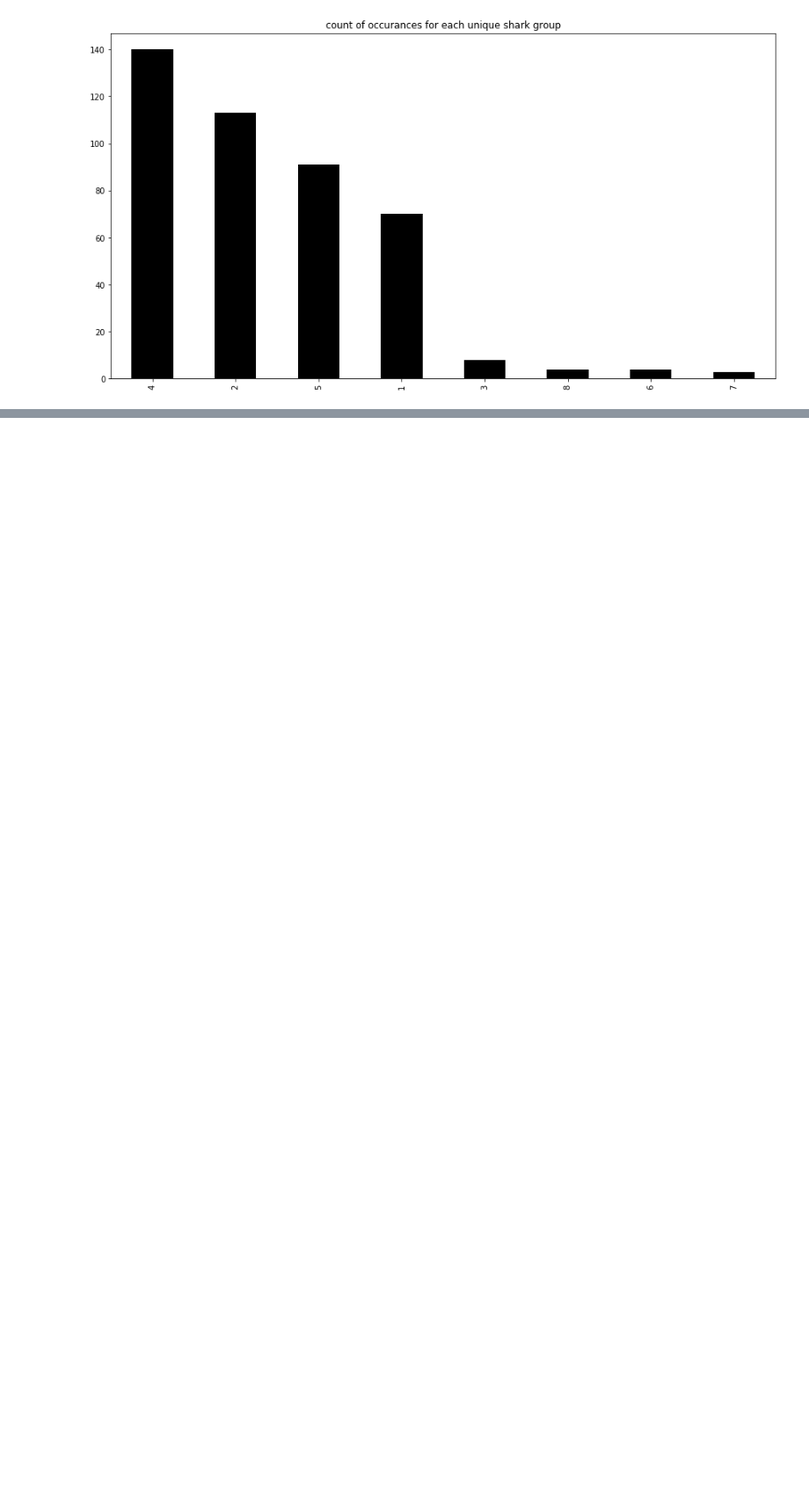
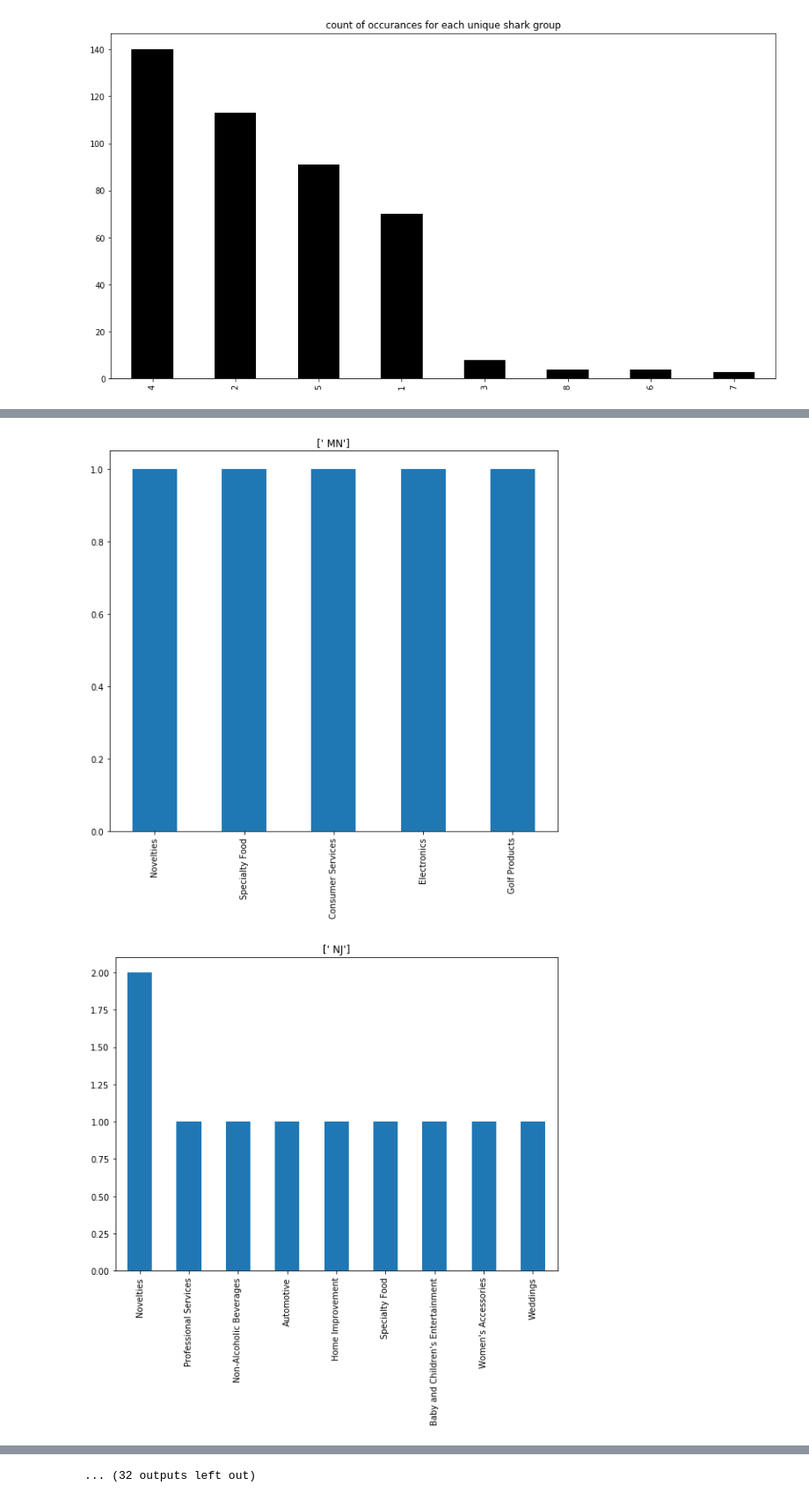
Before and after one commit to ArielJosephCohen/shark_tank, a Jupyter notebook: EDA.ipynb, the cells around one changed output, grey strips where cells are left out. Shown at 88% size. Drawn from its saved outputs; the diff is of its cells as text; code cells hidden in the pictures; blank space fills up the shorter version.

```diff
--- a/EDA.ipynb
+++ b/EDA.ipynb
@@ -487,0 +497,8 @@ plt.show()
+# %%
+loc_dfs=[]
+for l in top_cat_df.location.unique():
+    loc_dfs.append(top_cat_df[['location','category']][top_cat_df[['location','category']].location==l])
+# %%
+all_dfs = []
+for l in df.location.unique():
+    all_dfs.append(df[['location','category']][df[['location','category']].location==l])
@@ -487,0 +515,5 @@ plt.show()
+# %%
+for f in loc_dfs:
+    print(f.location.unique())
+    print(f.category.value_counts())
+    print('-'*50)
@@ -487,0 +538,19 @@ plt.show()
+# %%
+i=0
+
+for f in all_dfs:
+
+    plt.figure(figsize=(15,8))
+
+    f.category.value_counts().plot(kind='bar',figsize=(8,8))
+
+    plt.tight_layout()
+
+    plt.title(f.location.unique())
+
+    i = i + 1
+
+    plt.show()
+# %% [output]
+[figure, added]
+[figure, added]
@@ -487,0 +567 @@ plt.show()
+... (32 outputs left out)
```
Also changed, not shown: parts of 14 cells of this notebook.
